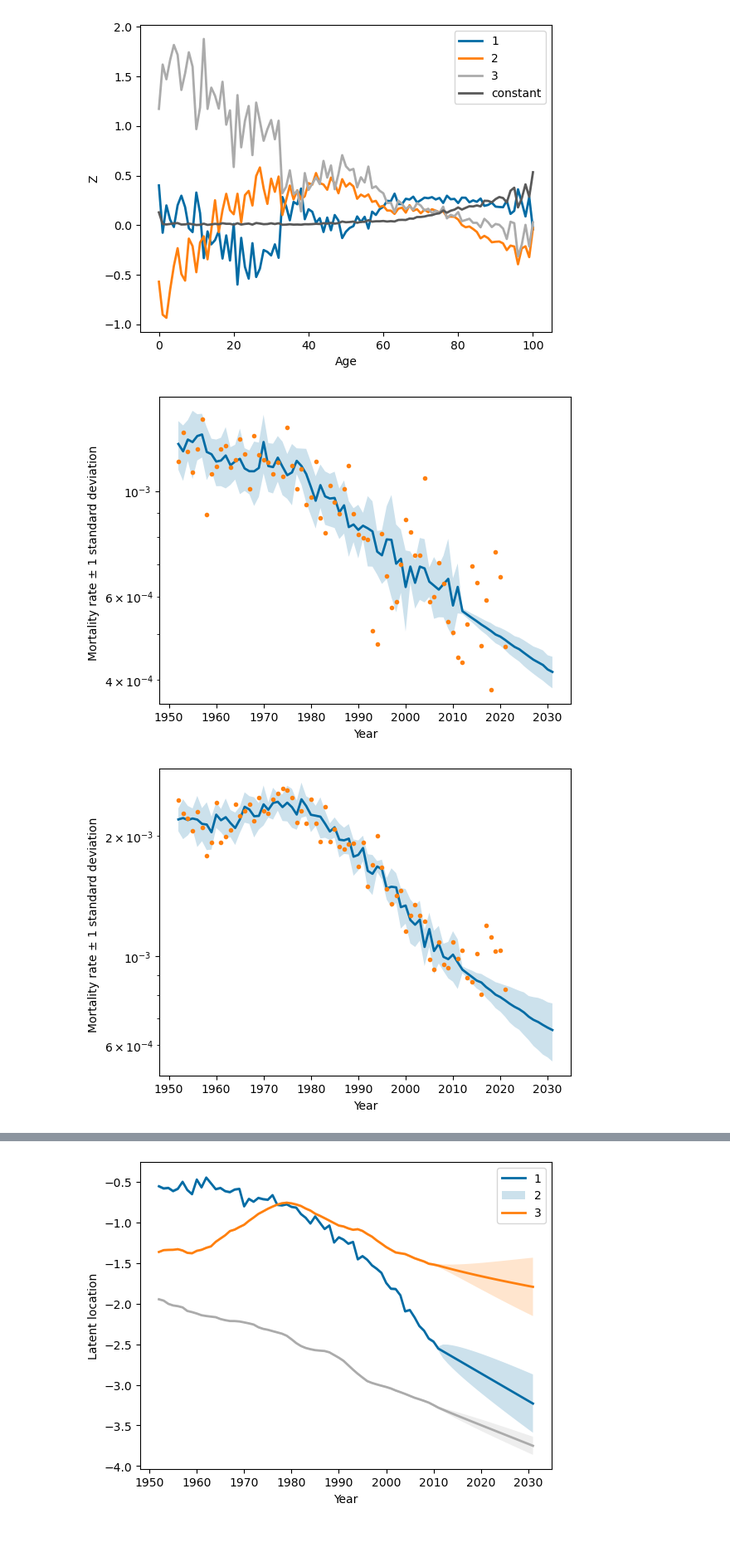
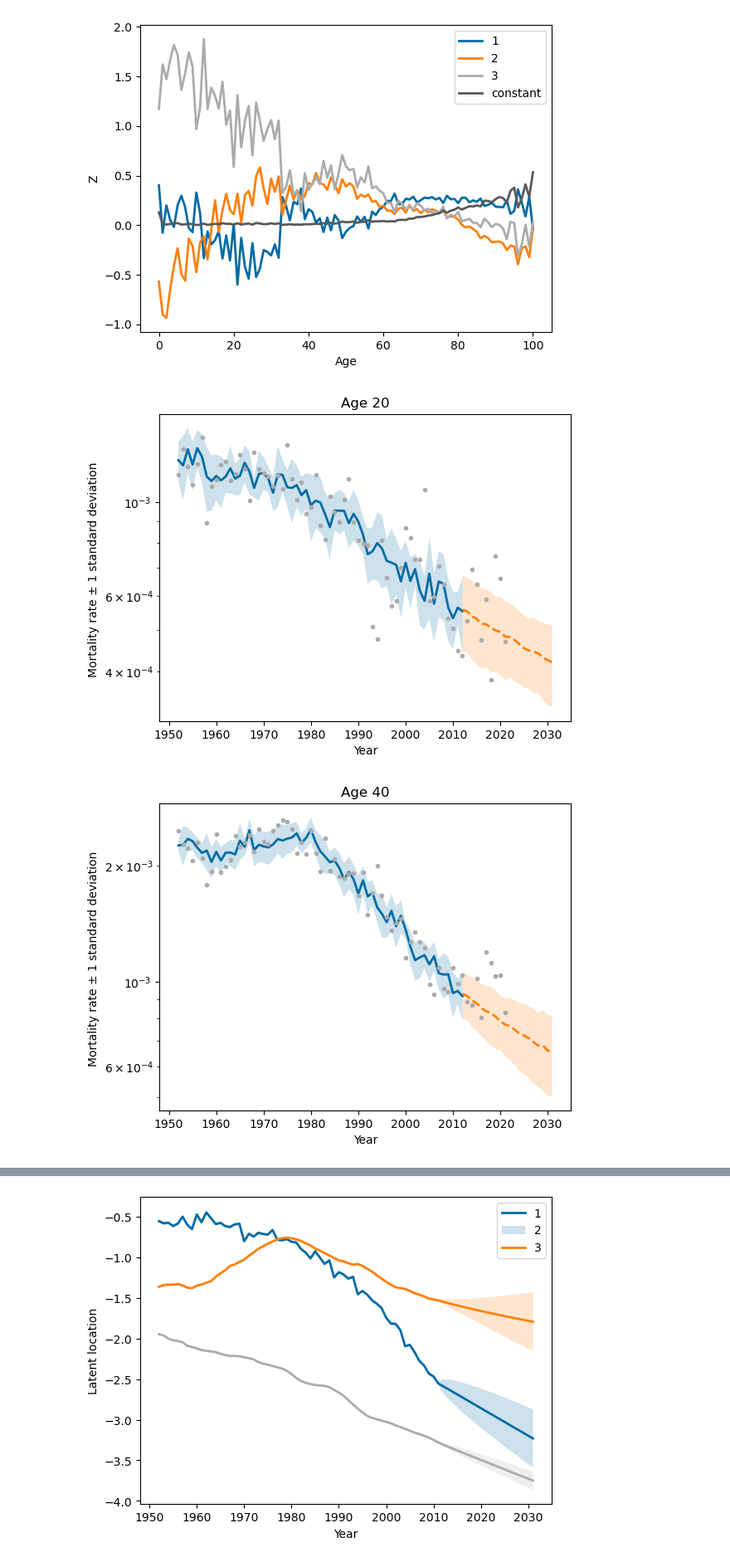
Before and after one commit to LPAndersson/VImortality, a Jupyter notebook: scripts/forecast.ipynb, the cells around one changed output, grey strips where cells are left out. Shown: that part at 83% size. Cells and saved outputs as stored; diff of their text form; code cells hidden in the pictures; blank space fills up the shorter version.

```diff
--- a/scripts/forecast.ipynb
+++ b/scripts/forecast.ipynb
@@ -126,28 +126,52 @@ plt.savefig("../pics/" + model_string + "loadings.pdf", bbox_inches='tight', dpi
 # %%
 ages = [20, 40, 60, 80]
 
 forecast_length = 20
 mc_samples = 10
 
 for age in ages:
 
     mean, scale = model.mortality(age, mc_samples = mc_samples)
     mean_f, scale_f = model.forecast_mortality_rate(age = age, forecast_length = forecast_length, mc_samples = 1000)
 
-    level = np.concatenate((mean, mean_f))
-    scale = np.concatenate((scale, scale_f) )
-
-
     fig, ax = plt.subplots()
 
-    ax.plot(range(param['first_year_train'], param['last_year_train'] + forecast_length + 1), level, linewidth = 2)
-    ax.fill_between(range(param['first_year_train'], param['last_year_train'] + forecast_length + 1), level - scale, level + scale, alpha=0.2)
-    ax.plot(range(param['first_year_train'], param['last_year_test'] + 1), deaths_all[:,age]/exposure_all[:,age],'.')
+    ax.plot(
+        range(param['first_year_train'], param['last_year_train'] + 2),
+        np.append(mean , mean_f[1]),
+        linewidth = 2
+        )
+    ax.plot(
+        range(param['last_year_train'] +1 ,
+              param['last_year_train'] + forecast_length + 1),
+              mean_f, '--',
+              linewidth = 2
+              )
+    ax.fill_between(
+        range(param['first_year_train'], param['last_year_train'] + 2),
+        np.append(mean , mean_f[1]) - np.append(scale , scale_f[1]),
+        np.append(mean , mean_f[1]) + np.append(scale , scale_f[1]),
+        alpha=0.2
+        )
+    ax.fill_between(
+        range(param['last_year_train'] +1 ,
+              param['last_year_train'] + forecast_length + 1),
+              mean_f - scale_f,
+              mean_f + scale_f,
+              alpha=0.2
+              )
+    ax.plot(
+        range(param['first_year_train'],
+              param['last_year_test'] + 1),
+              deaths_all[:,age]/exposure_all[:,age],
+              '.'
+              )
 
+    plt.title("Age " + str(age))
     plt.yscale('log')
     plt.xlabel ('Year')
     plt.ylabel ('Mortality rate ± 1 standard deviation ')
     fig.savefig("../pics/" + model_string + "rateVsTimeAge" + str(age) + ".png", bbox_inches='tight', dpi=300)
 # %% [output]
-[figure, old version]
+[figure, new version]
-[figure, old version]
+[figure, new version]
```
Also changed, not shown: parts of 3 cells of this notebook, 11 other files.
